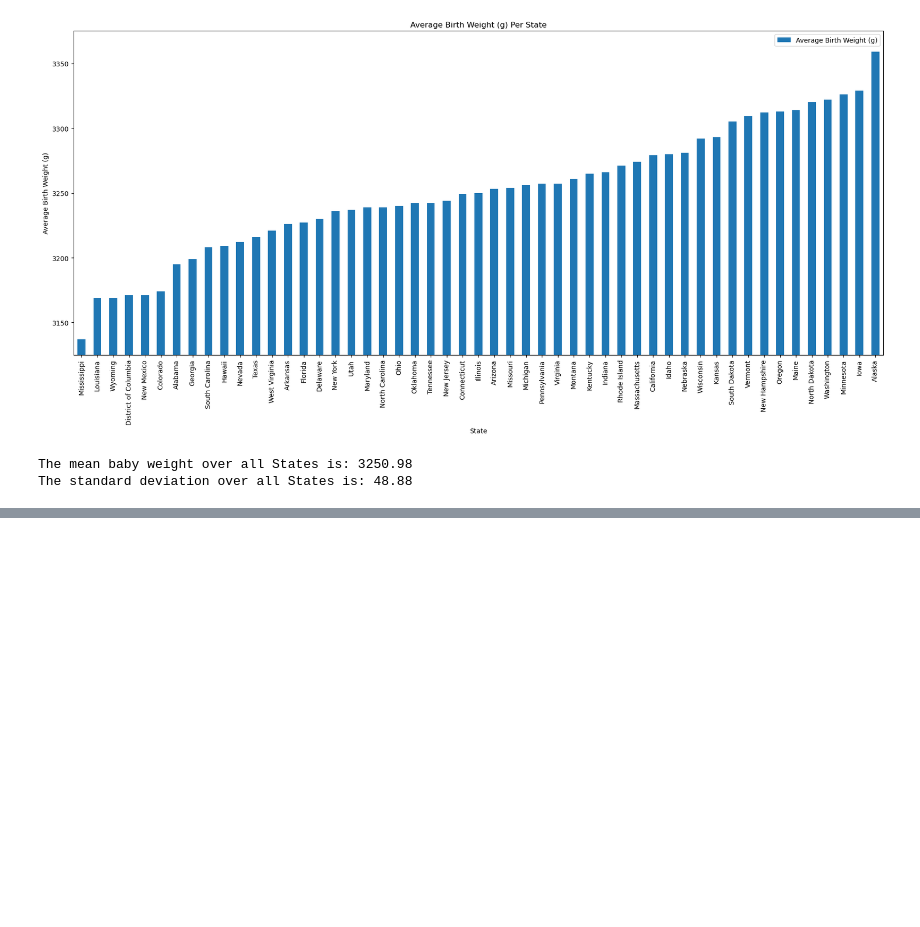
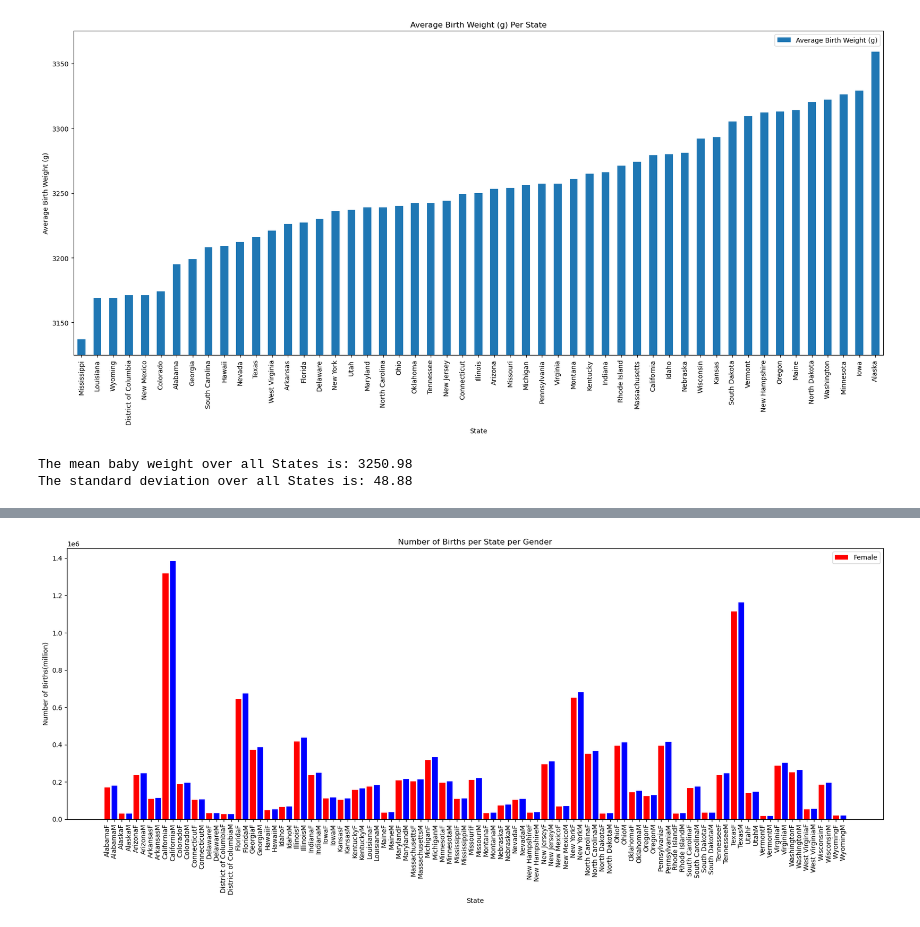
Before and after one commit to EthanM84/project-1, a Jupyter notebook: Main.ipynb, the cells around one changed output, grey strips where cells are left out. Cells and saved outputs as stored; diff of their text form; code cells hidden in the pictures; blank space fills up the shorter version.

```diff
--- a/Main.ipynb
+++ b/Main.ipynb
@@ -113,0 +118,3 @@ The standard deviation over all States is: 48.88
+# %%
+births_per_state = data_file_df.groupby(['State', 'Gender'])['Number of Births'].sum().reset_index()
+births_per_state
@@ -113,0 +135,28 @@ The standard deviation over all States is: 48.88
+# %%
+# Visualize the number of births per state per gender
+births_per_state = pd.DataFrame({
+    'State': (births_per_state.iloc[:, 0]),
+    'Gender':(births_per_state.iloc[:, 1]),
+    'Number of Births':(births_per_state.iloc[:, 2])
+})
+
+colors = ['red', 'blue']
+female = births_per_state[births_per_state['Gender'] == 'Female']
+male = births_per_state[births_per_state['Gender'] == 'Male']
+
+#Create bar chart
+plt.figure(figsize=(18, 8))
+plt.bar((births_per_state['State'] + births_per_state['Gender']), births_per_state['Number of Births'], color=colors)
+plt.xlabel('State')
+plt.ylabel('Number of Births(million)')
+plt.title('Number of Births per State per Gender')
+plt.legend(['Female', 'Male'])
+plt.xticks(rotation=90)
+plt.tight_layout()
+
+# Save the figure
+plt.savefig('Images/number_of_births_per_state_per_gender.png')
+
+plt.show()
+# %% [output]
+[figure, added]
```
Also changed, not shown: parts of 3 cells of this notebook, 2 other files.
